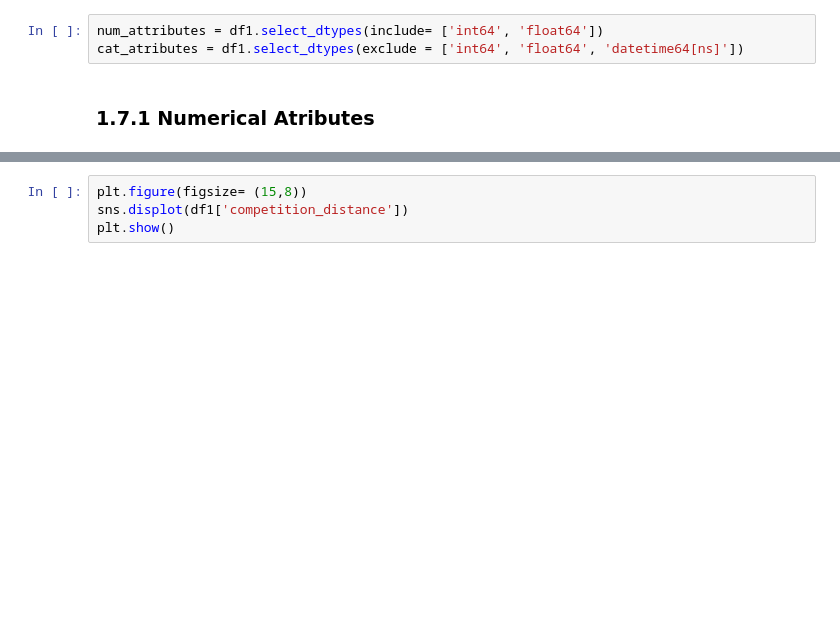
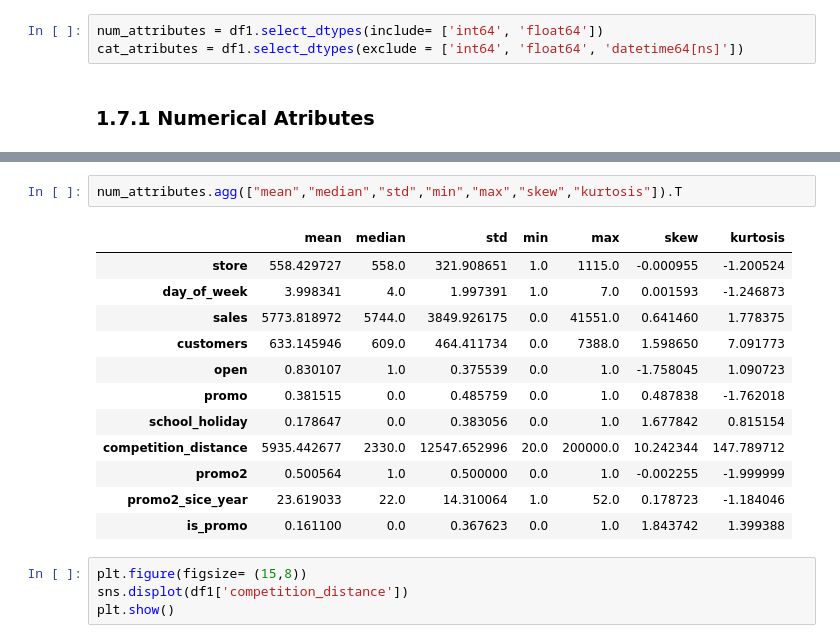
Before and after one commit to OliveiraMatheuss/Rossmann-Sales, a Jupyter notebook: store_sales_prediction.ipynb, the cells around one changed output, grey strips where cells are left out. Saved outputs shown, nothing was run; the diff lists cells and outputs as text; blank space fills up the shorter version.

```diff
--- a/store_sales_prediction.ipynb
+++ b/store_sales_prediction.ipynb
@@ -206,3 +176,18 @@ m
+# %%
+num_attributes.agg(["mean","median","std","min","max","skew","kurtosis"]).T
+# %% [output]
+|  | mean | median | std | min | max | skew | kurtosis |
+| store | 558.429727 | 558.0 | 321.908651 | 1.0 | 1115.0 | -0.000955 | -1.200524 |
+| day_of_week | 3.998341 | 4.0 | 1.997391 | 1.0 | 7.0 | 0.001593 | -1.246873 |
+| sales | 5773.818972 | 5744.0 | 3849.926175 | 0.0 | 41551.0 | 0.641460 | 1.778375 |
+| customers | 633.145946 | 609.0 | 464.411734 | 0.0 | 7388.0 | 1.598650 | 7.091773 |
+| open | 0.830107 | 1.0 | 0.375539 | 0.0 | 1.0 | -1.758045 | 1.090723 |
+| promo | 0.381515 | 0.0 | 0.485759 | 0.0 | 1.0 | 0.487838 | -1.762018 |
+| school_holiday | 0.178647 | 0.0 | 0.383056 | 0.0 | 1.0 | 1.677842 | 0.815154 |
+| competition_distance | 5935.442677 | 2330.0 | 12547.652996 | 20.0 | 200000.0 | 10.242344 | 147.789712 |
+| promo2 | 0.500564 | 1.0 | 0.500000 | 0.0 | 1.0 | -0.002255 | -1.999999 |
+| promo2_sice_year | 23.619033 | 22.0 | 14.310064 | 1.0 | 52.0 | 0.178723 | -1.184046 |
+| is_promo | 0.161100 | 0.0 | 0.367623 | 0.0 | 1.0 | 1.843742 | 1.399388 |
 # %%
 plt.figure(figsize= (15,8))
 sns.displot(df1['competition_distance'])
```
Also changed, not shown: parts of 1 cell of this notebook.
